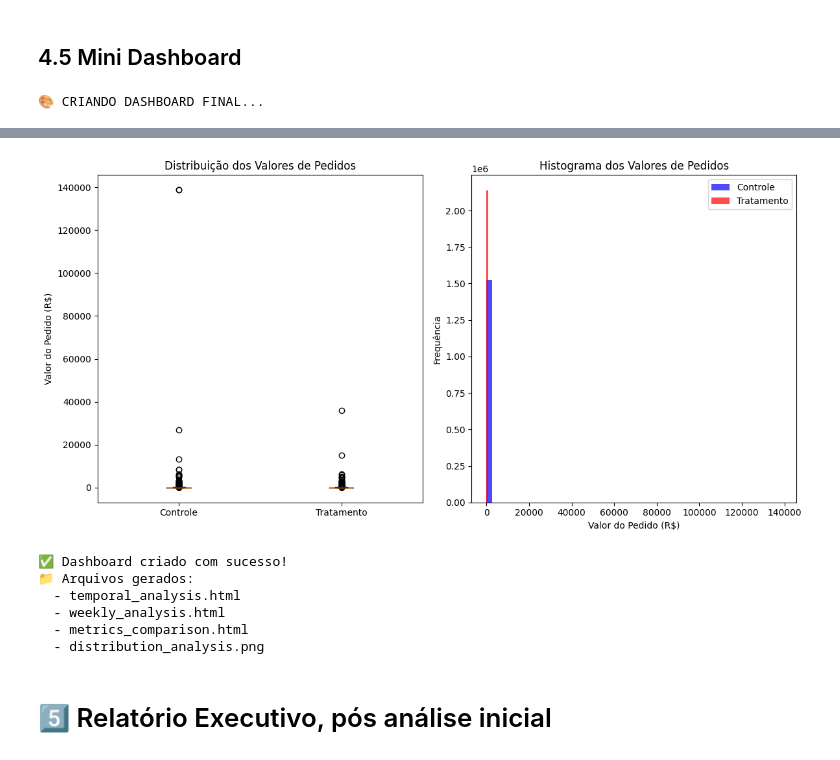
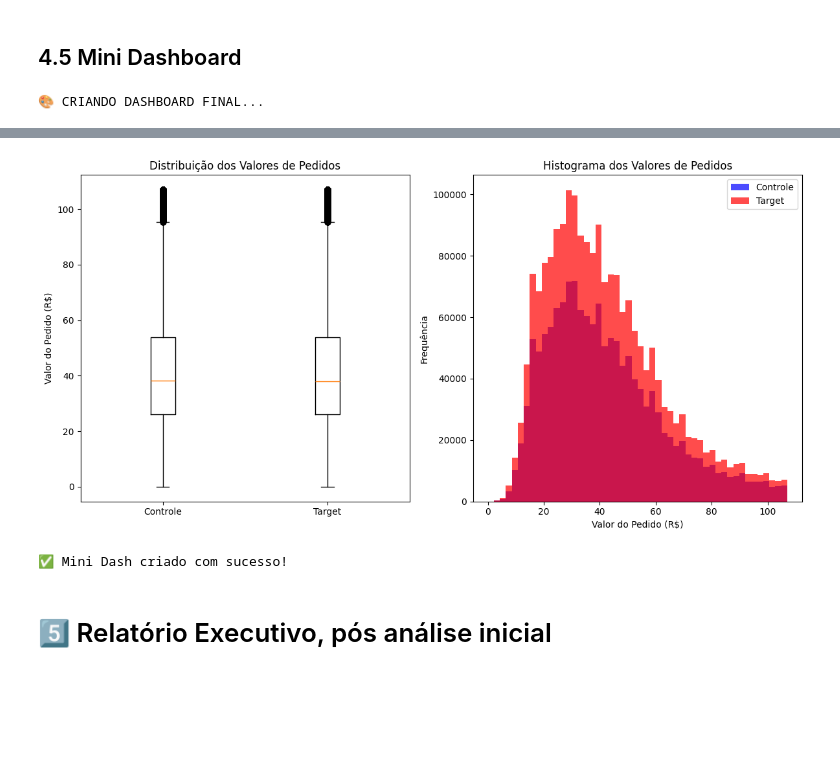
Before and after one commit to Luan-DataSpot/case-da-ifood-2025-luan-pallin, a Jupyter notebook: Case_iFood_Versao_Final.ipynb, the cells around one changed output, grey strips where cells are left out. Drawn from its saved outputs; the diff is of its cells as text; code cells hidden in the pictures; blank space fills up the shorter version.

```diff
--- a/Case_iFood_Versao_Final.ipynb
+++ b/Case_iFood_Versao_Final.ipynb
@@ -372,12 +369,20 @@ def clean_and_prepare_data(df_orders, df_consumers, df_restaurants, df_ab_test):
     ).withColumn("order_date", to_date(col("order_created_at"))) \
      .withColumn("order_timestamp", to_timestamp(col("order_created_at")))
 
+    quantiles = df_orders_clean.approxQuantile("order_total_amount", [0.01, 0.98], 0.01) # Removendo outliers no limite inferior e superior
+    lower, upper = quantiles
+
+    df_orders_clean = df_orders_clean.filter(
+        (col("order_total_amount") >= lower) &
+        (col("order_total_amount") <= upper)
+)
+
     # Limpeza de consumidores
     df_consumers_clean = df_consumers.filter(
         col("customer_id").isNotNull()
     )
 
-    # Criar dataset principal com join
+    # Cria dataset principal com join
     df_main = df_orders_clean.join(
         df_ab_test.select("customer_id", "is_target"),
         "customer_id",
@@ -388,7 +393,7 @@ def clean_and_prepare_data(df_orders, df_consumers, df_restaurants, df_ab_test):
         "left"
     )
 
-    # Adicionar métricas derivadas
+    # Adiciona métricas derivadas
     df_main = df_main.withColumn("month_year",
                                 date_format(col("order_date"), "yyyy-MM")) \
                      .withColumn("day_of_week",
@@ -797,14 +804,14 @@ def create_final_dashboard(df_main, statistical_results, roi_results):
     # Ticket médio
     fig_comparison.add_trace(go.Bar(
         name='Ticket Médio (R$)',
-        x=['Controle', 'Tratamento'],
+        x=['Controle', 'Target'],
         y=[metrics_comparison[metrics_comparison['is_target']=='control']['avg_ticket'].iloc[0],
            metrics_comparison[metrics_comparison['is_target']=='target']['avg_ticket'].iloc[0]],
         marker_color=['blue', 'red']
     ))
 
     fig_comparison.update_layout(
-        title="🎯 Comparação de Ticket Médio: Controle vs Tratamento",
+        title="🎯 Comparação de Ticket Médio: Controle vs Target",
         yaxis_title="Valor (R$)",
         height=400
     )
@@ -815,48 +822,39 @@ def create_final_dashboard(df_main, statistical_results, roi_results):
     # Box plot para distribuição dos valores
     plt.figure(figsize=(12, 6))
 
     control_values = df_main.filter(col("is_target") == "control") \
                            .select("order_total_amount").toPandas()
     treatment_values = df_main.filter(col("is_target") == "target") \
                              .select("order_total_amount").toPandas()
 
     plt.subplot(1, 2, 1)
     plt.boxplot([control_values['order_total_amount'], treatment_values['order_total_amount']],
-                labels=['Controle', 'Tratamento'])
+                labels=['Controle', 'Target'])
     plt.title('Distribuição dos Valores de Pedidos')
     plt.ylabel('Valor do Pedido (R$)')
 
     plt.subplot(1, 2, 2)
     plt.hist(control_values['order_total_amount'], alpha=0.7, label='Controle', bins=50, color='blue')
-    plt.hist(treatment_values['order_total_amount'], alpha=0.7, label='Tratamento', bins=50, color='red')
+    plt.hist(treatment_values['order_total_amount'], alpha=0.7, label='Target', bins=50, color='red')
     plt.legend()
     plt.title('Histograma dos Valores de Pedidos')
     plt.xlabel('Valor do Pedido (R$)')
     plt.ylabel('Frequência')
 
     plt.tight_layout()
     plt.savefig('distribution_analysis.png', dpi=300, bbox_inches='tight')
     plt.show()
+    print("\n")
+    print("✅ Mini Dash criado com sucesso!")
 
-    print("✅ Dashboard criado com sucesso!")
-    print("📁 Arquivos gerados:")
-    print("  - temporal_analysis.html")
-    print("  - weekly_analysis.html")
-    print("  - metrics_comparison.html")
-    print("  - distribution_analysis.png")
 
 # Criar dashboard final
 create_final_dashboard(df_main, statistical_results, roi_results)
 # %% [output]
 🎨 CRIANDO DASHBOARD FINAL...
 [interactive output not drawn]
-[figure, old version]
+[figure, new version]
-✅ Dashboard criado com sucesso!
-📁 Arquivos gerados:
-  - temporal_analysis.html
-  - weekly_analysis.html
-  - metrics_comparison.html
-  - distribution_analysis.png
+✅ Mini Dash criado com sucesso!
 # %% [markdown]
 # 5️⃣ Relatório Executivo, pós análise inicial
 # %%
```
Also changed, not shown: parts of 11 cells of this notebook.
